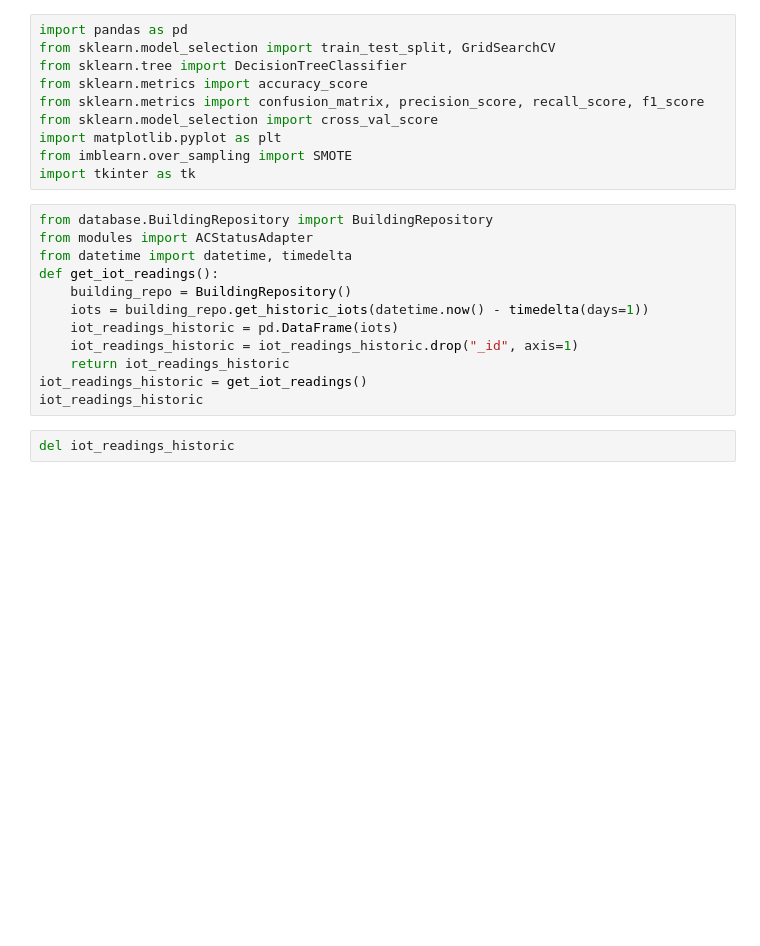
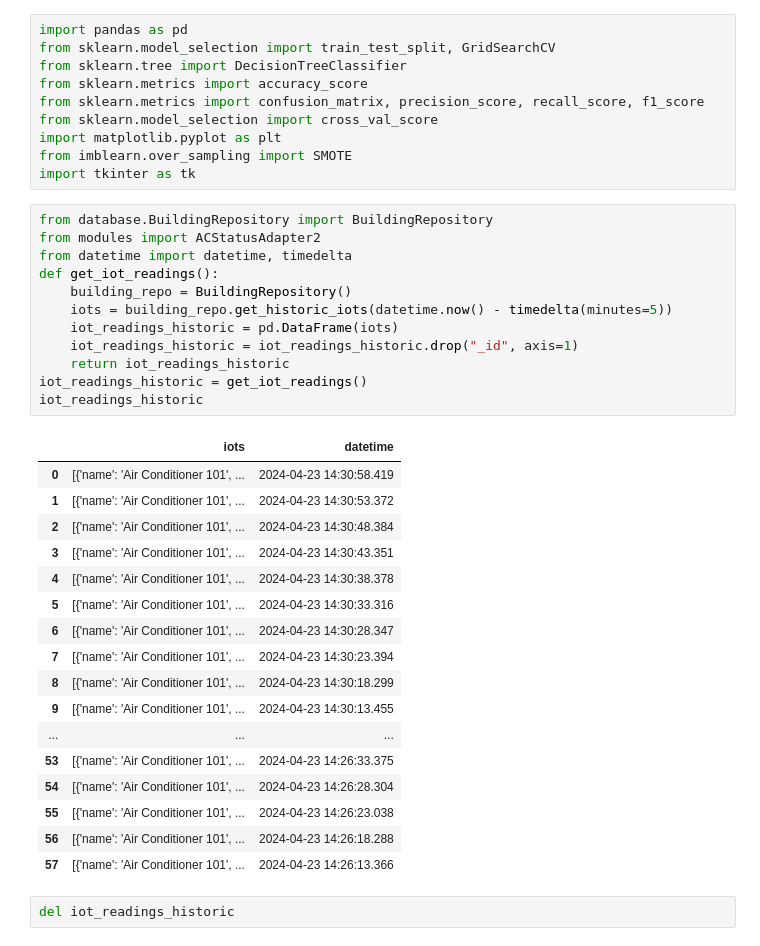
Before and after one commit to rafaeldpsilva/ac-optimization-bruno, a Jupyter notebook: GECAD103 - Arvore de DecisÃ£o - COM Oversampling (Grid Search).ipynb, the cells around one changed output. Cells and saved outputs as stored; diff of their text form; blank space fills up the shorter version.

```diff
--- a/GECAD103 - Arvore de DecisÃ£o - COM Oversampling (Grid Search).ipynb
+++ b/GECAD103 - Arvore de DecisÃ£o - COM Oversampling (Grid Search).ipynb
@@ -10,16 +10,34 @@ from imblearn.over_sampling import SMOTE
 import tkinter as tk
 # %%
 from database.BuildingRepository import BuildingRepository
-from modules import ACStatusAdapter
+from modules import ACStatusAdapter2
 from datetime import datetime, timedelta
 def get_iot_readings():
     building_repo = BuildingRepository()
-    iots = building_repo.get_historic_iots(datetime.now() - timedelta(days=1))
+    iots = building_repo.get_historic_iots(datetime.now() - timedelta(minutes=5))
     iot_readings_historic = pd.DataFrame(iots)
     iot_readings_historic = iot_readings_historic.drop("_id", axis=1)
     return iot_readings_historic
 iot_readings_historic = get_iot_readings()
 iot_readings_historic
+# %% [output]
+|  | iots | datetime |
+| 0 | [{'name': 'Air Conditioner 101', ... | 2024-04-23 14:30:58.419 |
+| 1 | [{'name': 'Air Conditioner 101', ... | 2024-04-23 14:30:53.372 |
+| 2 | [{'name': 'Air Conditioner 101', ... | 2024-04-23 14:30:48.384 |
+| 3 | [{'name': 'Air Conditioner 101', ... | 2024-04-23 14:30:43.351 |
+| 4 | [{'name': 'Air Conditioner 101', ... | 2024-04-23 14:30:38.378 |
+| 5 | [{'name': 'Air Conditioner 101', ... | 2024-04-23 14:30:33.316 |
+| 6 | [{'name': 'Air Conditioner 101', ... | 2024-04-23 14:30:28.347 |
+| 7 | [{'name': 'Air Conditioner 101', ... | 2024-04-23 14:30:23.394 |
+| 8 | [{'name': 'Air Conditioner 101', ... | 2024-04-23 14:30:18.299 |
+| 9 | [{'name': 'Air Conditioner 101', ... | 2024-04-23 14:30:13.455 |
+| ... | ... | ... |
+| 53 | [{'name': 'Air Conditioner 101', ... | 2024-04-23 14:26:33.375 |
+| 54 | [{'name': 'Air Conditioner 101', ... | 2024-04-23 14:26:28.304 |
+| 55 | [{'name': 'Air Conditioner 101', ... | 2024-04-23 14:26:23.038 |
+| 56 | [{'name': 'Air Conditioner 101', ... | 2024-04-23 14:26:18.288 |
+| 57 | [{'name': 'Air Conditioner 101', ... | 2024-04-23 14:26:13.366 |
 # %%
 del iot_readings_historic
 # %%
```
Also changed, not shown: parts of 3 cells of this notebook.
